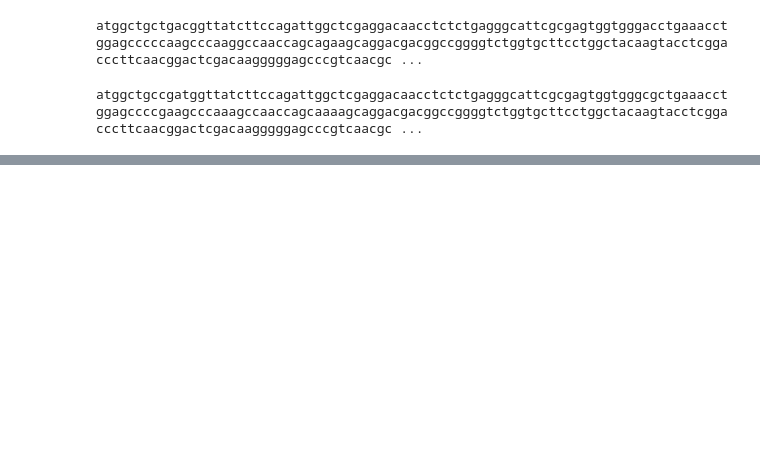
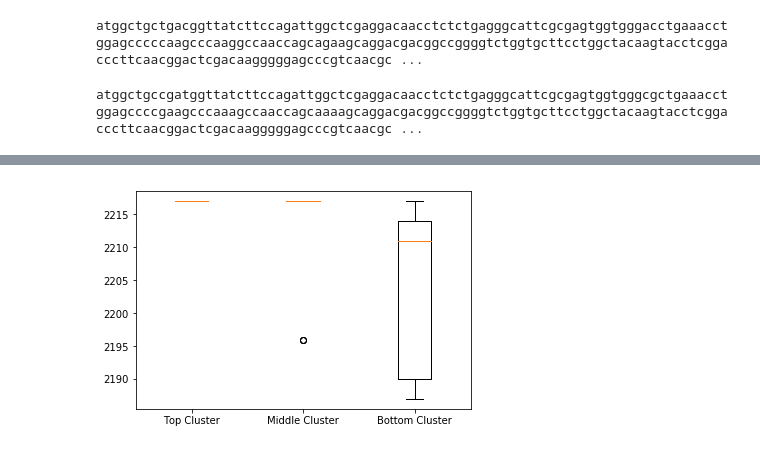
Before and after one commit to hverdonk/BioE131, a Jupyter notebook: Verdonk Lab 2.ipynb, the cells around one changed output, grey strips where cells are left out. Saved outputs shown, nothing was run; the diff lists cells and outputs as text; code cells hidden in the pictures; blank space fills up the shorter version.

```diff
--- a/Verdonk Lab 2.ipynb
+++ b/Verdonk Lab 2.ipynb
@@ -28,0 +123,14 @@ atggctgccgatggttatcttccagattggctcgaggacaacctctctgagggcattcgcgagtggtgggcgctgaaacc
+# %%
+#Lengths of each sequence from each cluster
+allsamples = SeqIO.to_dict(SeqIO.parse("seqs.fa", "fasta"))
+
+top_lengths = [len(allsamples[x].seq) for x in topcluster]
+middle_lengths = [len(allsamples[x].seq) for x in middlecluster]
+bottom_lengths = [len(allsamples[x].seq) for x in bottomcluster]
+
+temp = [top_lengths, middle_lengths, bottom_lengths]
+
+#Box Plot
+line_out = plt.boxplot(temp, labels=["Top Cluster", "Middle Cluster", "Bottom Cluster"])
+# %% [output]
+[figure, added]
```
Also changed, not shown: parts of 9 cells of this notebook.
